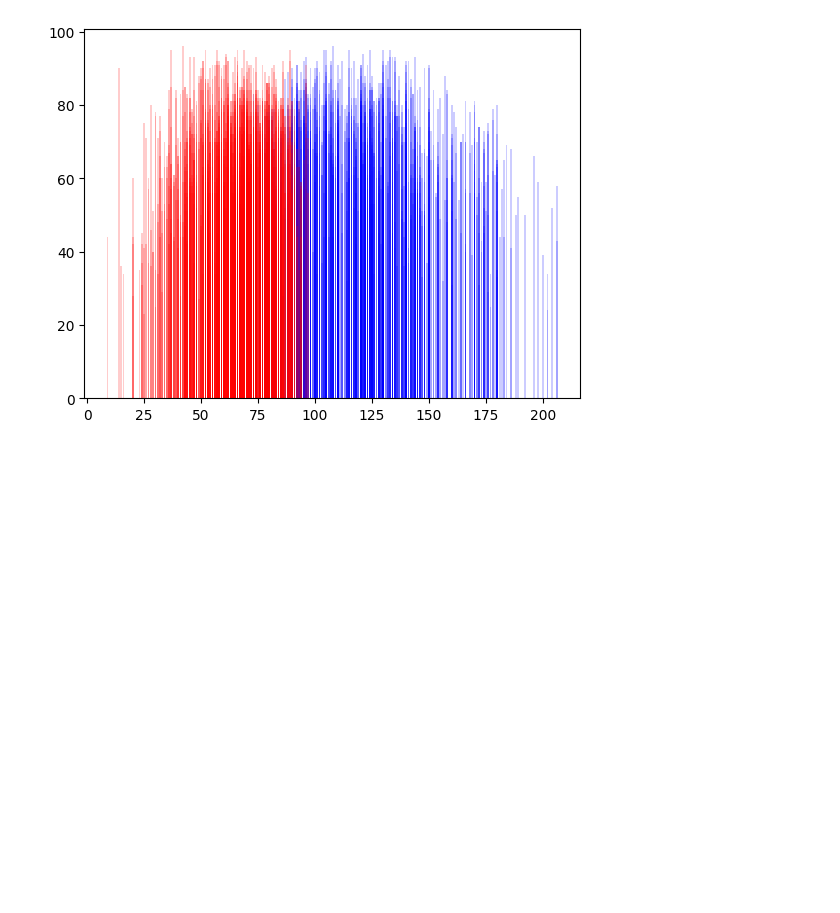
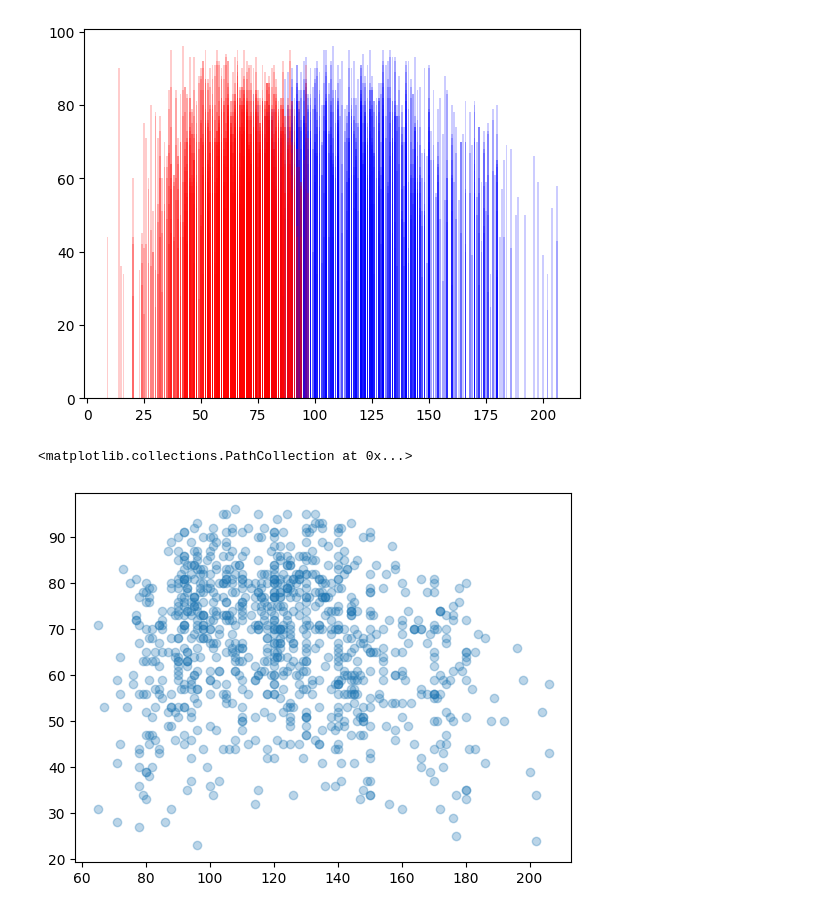
Before and after one commit to Molashhs/spotifyTCS, a Jupyter notebook: DSRP_Spotify_project.ipynb, the cells around one changed output. Drawn from its saved outputs; the diff is of its cells as text; code cells hidden in the pictures; blank space fills up the shorter version.

```diff
--- a/DSRP_Spotify_project.ipynb
+++ b/DSRP_Spotify_project.ipynb
@@ -162,3 +162,8 @@ plt.bar(x2,y0,color='red',label="Chart2", alpha=0.2)
 # %% [output]
 <BarContainer object of 953 artists>
 [figure]
+# %%
+plt.scatter(spotify['bpm'],y0, alpha=0.3)
+# %% [output]
+<matplotlib.collections.PathCollection at 0x...>
+[figure, added]
```
Also changed, not shown: parts of 16 cells of this notebook.
